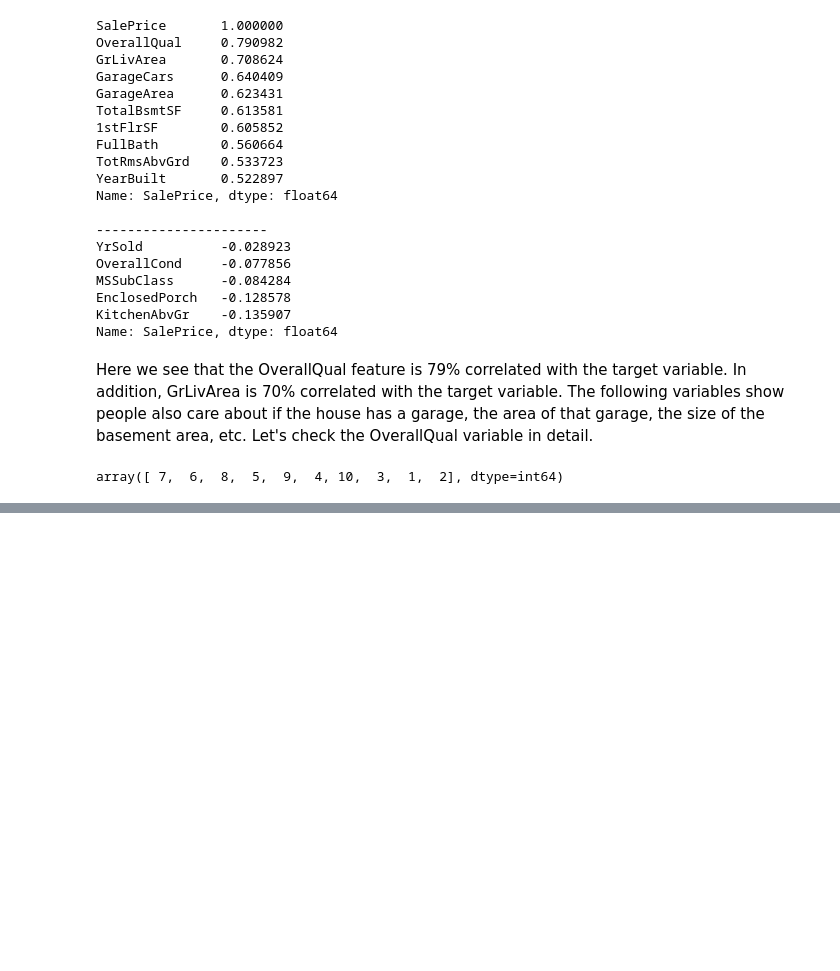
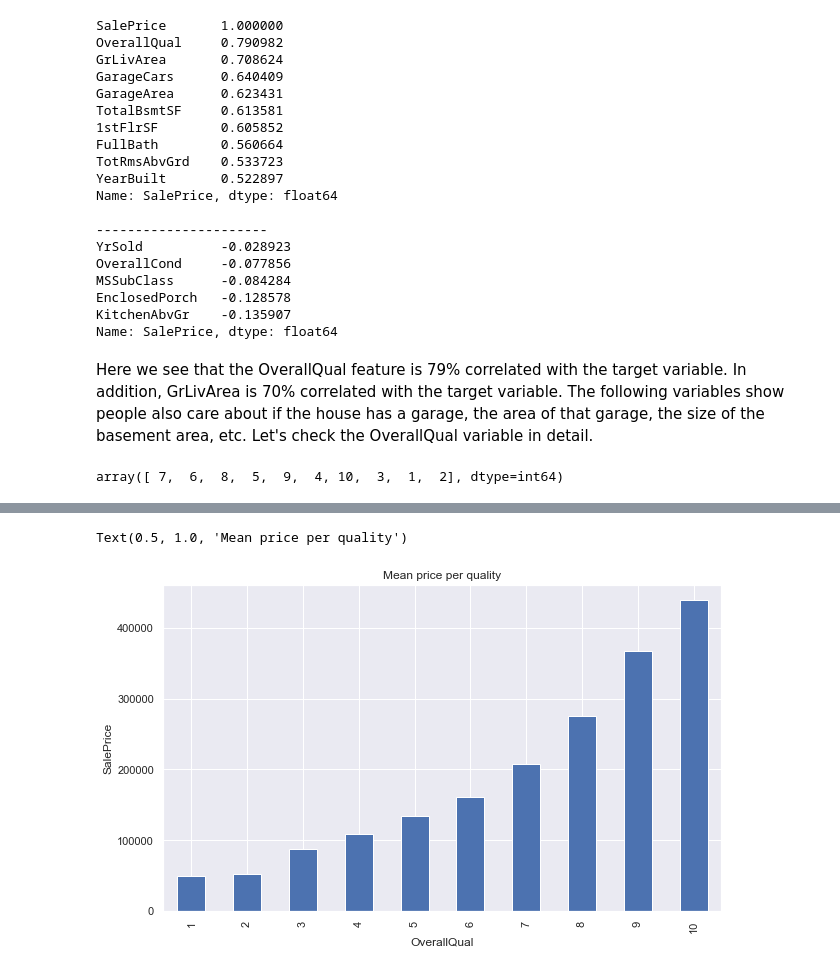
Before and after one commit to sdr1993/kaggle-house-price-prediction, a Jupyter notebook: kaggle_house_price_prediction.ipynb, the cells around one changed output, grey strips where cells are left out. Drawn from its saved outputs; the diff is of its cells as text; code cells hidden in the pictures; blank space fills up the shorter version.

```diff
--- a/kaggle_house_price_prediction.ipynb
+++ b/kaggle_house_price_prediction.ipynb
@@ -201,0 +220,10 @@ array([ 7,  6,  8,  5,  9,  4, 10,  3,  1,  2], dtype=int64)
+# %%
+plt.figure(figsize=(10,6))
+sns.set(style="darkgrid", color_codes=True)
+train.groupby(['OverallQual']).mean()['SalePrice'].plot(kind='bar')
+plt.xlabel('OverallQual')
+plt.ylabel('SalePrice')
+plt.title('Mean price per quality')
+# %% [output]
+Text(0.5, 1.0, 'Mean price per quality')
+[figure, added]
```
Also changed, not shown: parts of 16 cells of this notebook.
